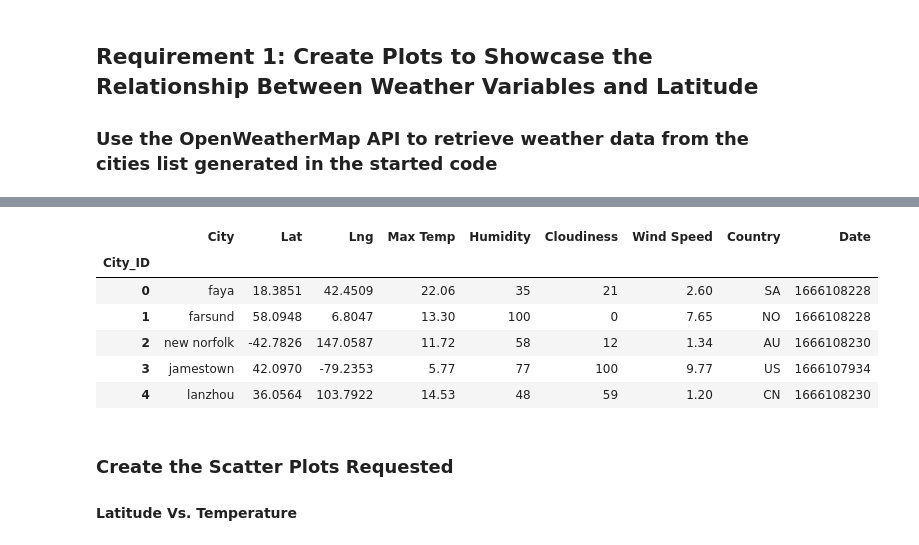
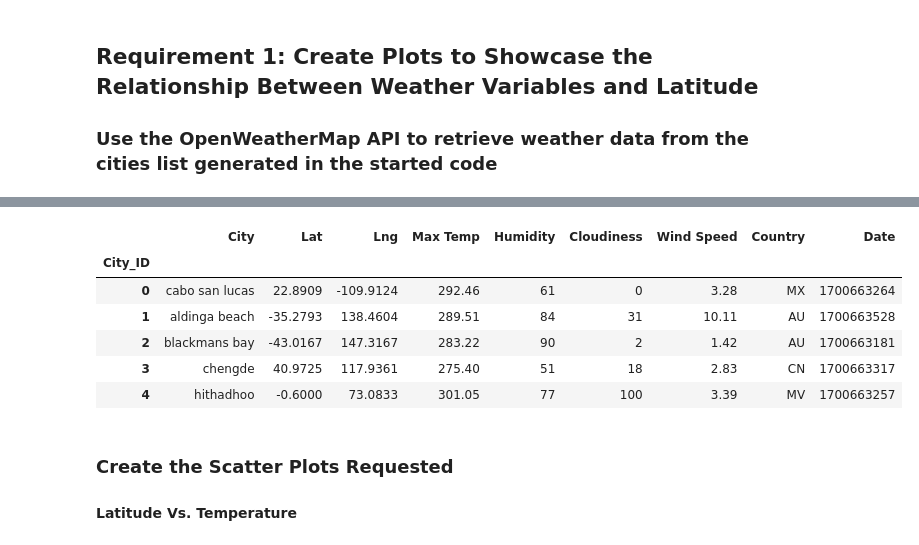
Before and after one commit to Tylerwilliams3644/python-api-challenge, a Jupyter notebook: WeatherPy/Starter_Code/starter_code/WeatherPy.ipynb, the cells around one changed output, grey strips where cells are left out. Drawn from its saved outputs; the diff is of its cells as text; code cells hidden in the pictures.

```diff
--- a/WeatherPy/Starter_Code/starter_code/WeatherPy.ipynb
+++ b/WeatherPy/Starter_Code/starter_code/WeatherPy.ipynb
@@ -262,17 +172,17 @@ city_data_df.to_csv("output_data/cities.csv", index_label="City_ID")
 # %%
 # Read saved data
-city_data_df = pd.read_csv("output_data/cities.csv", index_col="City_ID")
+city_data_df = pd.read_csv("../output_data/cities.csv", index_col="City_ID")
 
 # Display sample data
 city_data_df.head()
 # %% [output]
 |  | City | Lat | Lng | Max Temp | Humidity | Cloudiness | Wind Speed | Country | Date |
 | City_ID |  |  |  |  |  |  |  |  |  |
-| 0 | faya | 18.3851 | 42.4509 | 22.06 | 35 | 21 | 2.60 | SA | 1666108228 |
-| 1 | farsund | 58.0948 | 6.8047 | 13.30 | 100 | 0 | 7.65 | NO | 1666108228 |
-| 2 | new norfolk | -42.7826 | 147.0587 | 11.72 | 58 | 12 | 1.34 | AU | 1666108230 |
-| 3 | jamestown | 42.0970 | -79.2353 | 5.77 | 77 | 100 | 9.77 | US | 1666107934 |
-| 4 | lanzhou | 36.0564 | 103.7922 | 14.53 | 48 | 59 | 1.20 | CN | 1666108230 |
+| 0 | cabo san lucas | 22.8909 | -109.9124 | 292.46 | 61 | 0 | 3.28 | MX | 1700663264 |
+| 1 | aldinga beach | -35.2793 | 138.4604 | 289.51 | 84 | 31 | 10.11 | AU | 1700663528 |
+| 2 | blackmans bay | -43.0167 | 147.3167 | 283.22 | 90 | 2 | 1.42 | AU | 1700663181 |
+| 3 | chengde | 40.9725 | 117.9361 | 275.40 | 51 | 18 | 2.83 | CN | 1700663317 |
+| 4 | hithadhoo | -0.6000 | 73.0833 | 301.05 | 77 | 100 | 3.39 | MV | 1700663257 |
 # %% [markdown]
 ### Create the Scatter Plots Requested
 
```
Also changed, not shown: parts of 10 cells of this notebook, 1 other file.
